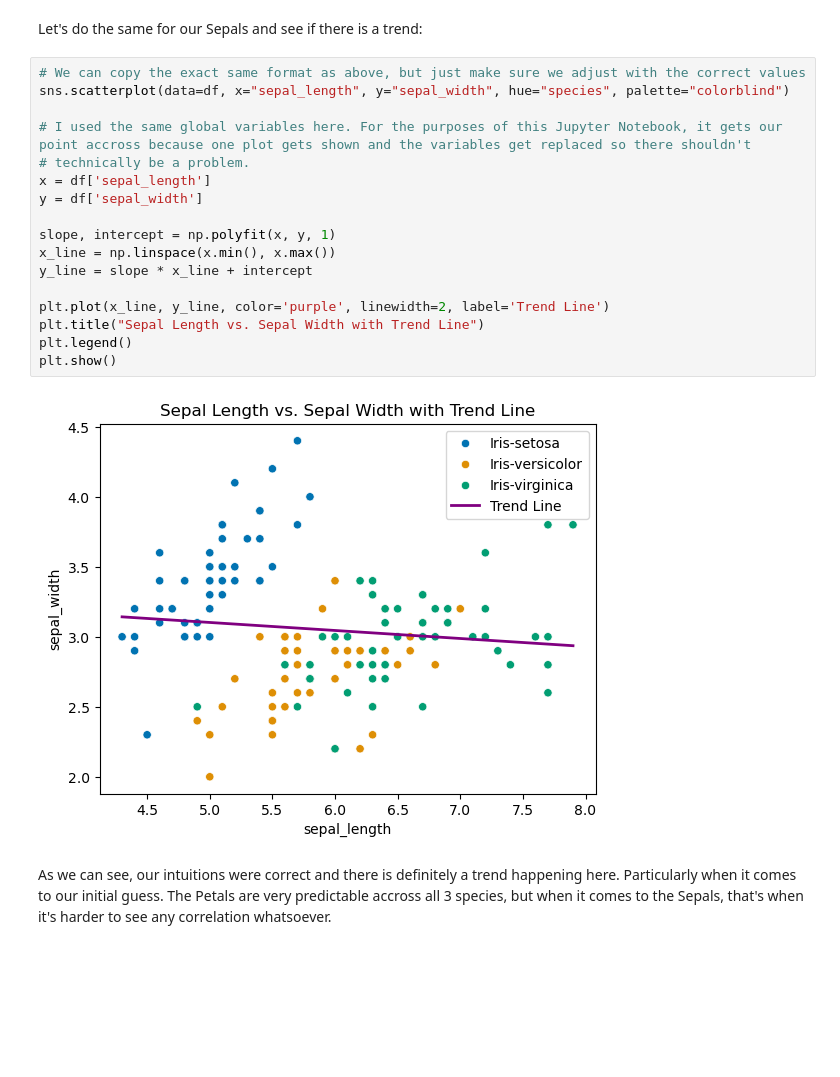
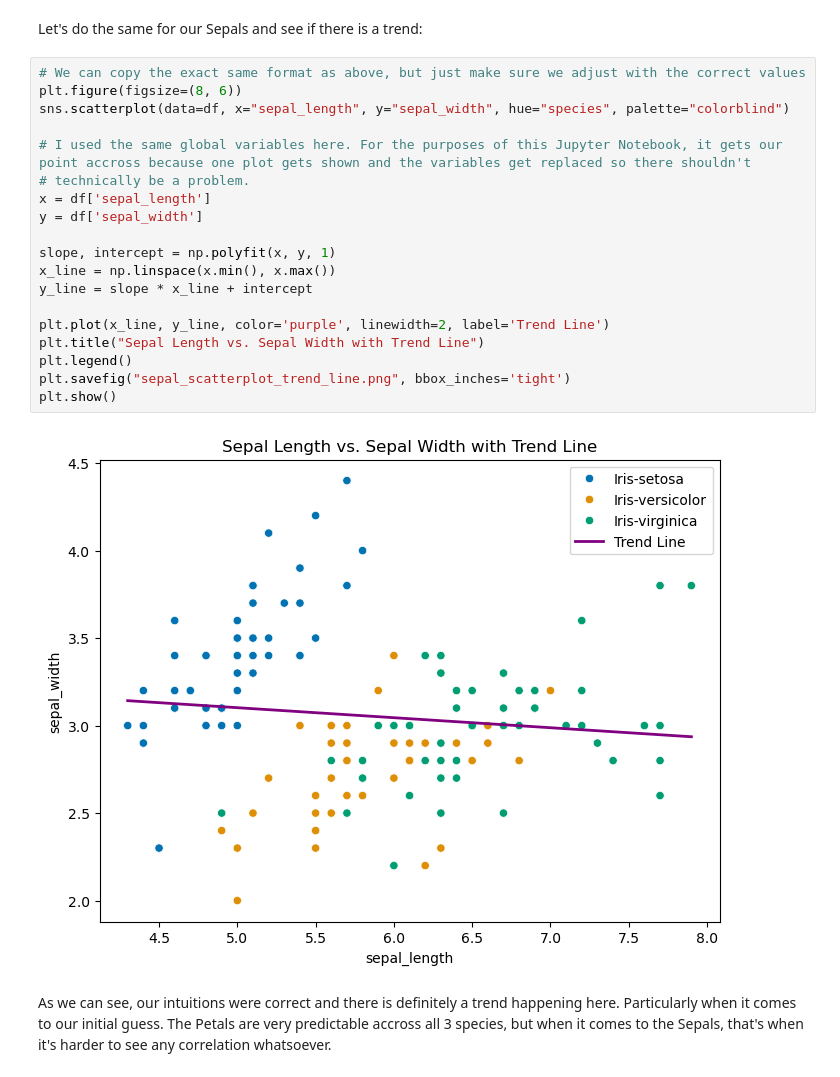
Before and after one commit to LoicBagnoud/pands-project, a Jupyter notebook: iris.ipynb, the cells around one changed output. Drawn from its saved outputs; the diff is of its cells as text; blank space fills up the shorter version.

```diff
--- a/iris.ipynb
+++ b/iris.ipynb
@@ -287,23 +292,25 @@ plt.show()
 Let's do the same for our Sepals and see if there is a trend:
 # %%
 # We can copy the exact same format as above, but just make sure we adjust with the correct values
+plt.figure(figsize=(8, 6))
 sns.scatterplot(data=df, x="sepal_length", y="sepal_width", hue="species", palette="colorblind")
 
 # I used the same global variables here. For the purposes of this Jupyter Notebook, it gets our point accross because one plot gets shown and the variables get replaced so there shouldn't
 # technically be a problem.
 x = df['sepal_length']
 y = df['sepal_width']
 
 slope, intercept = np.polyfit(x, y, 1)
 x_line = np.linspace(x.min(), x.max())
 y_line = slope * x_line + intercept
 
 plt.plot(x_line, y_line, color='purple', linewidth=2, label='Trend Line')
 plt.title("Sepal Length vs. Sepal Width with Trend Line")
 plt.legend()
+plt.savefig("sepal_scatterplot_trend_line.png", bbox_inches='tight')
 plt.show()
 # %% [output]
-[figure, old version]
+[figure, new version]
 # %% [markdown]
 As we can see, our intuitions were correct and there is definitely a trend happening here. Particularly when it comes to our initial guess. The Petals are very predictable accross all 3 species, but when it comes to the Sepals, that's when it's harder to see any correlation whatsoever.
 # %% [markdown]
```
Also changed, not shown: parts of 15 cells of this notebook, 10 other files.
